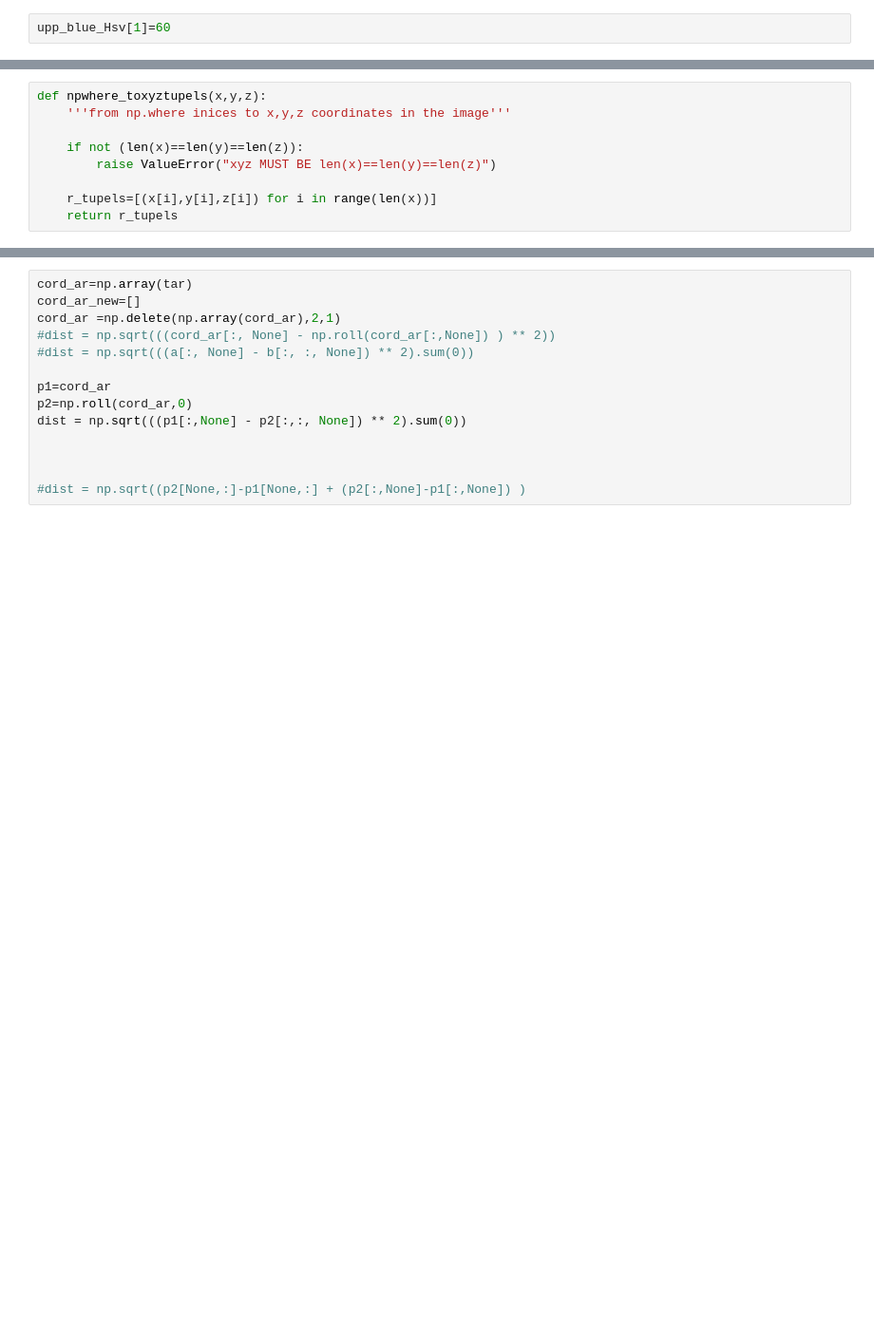
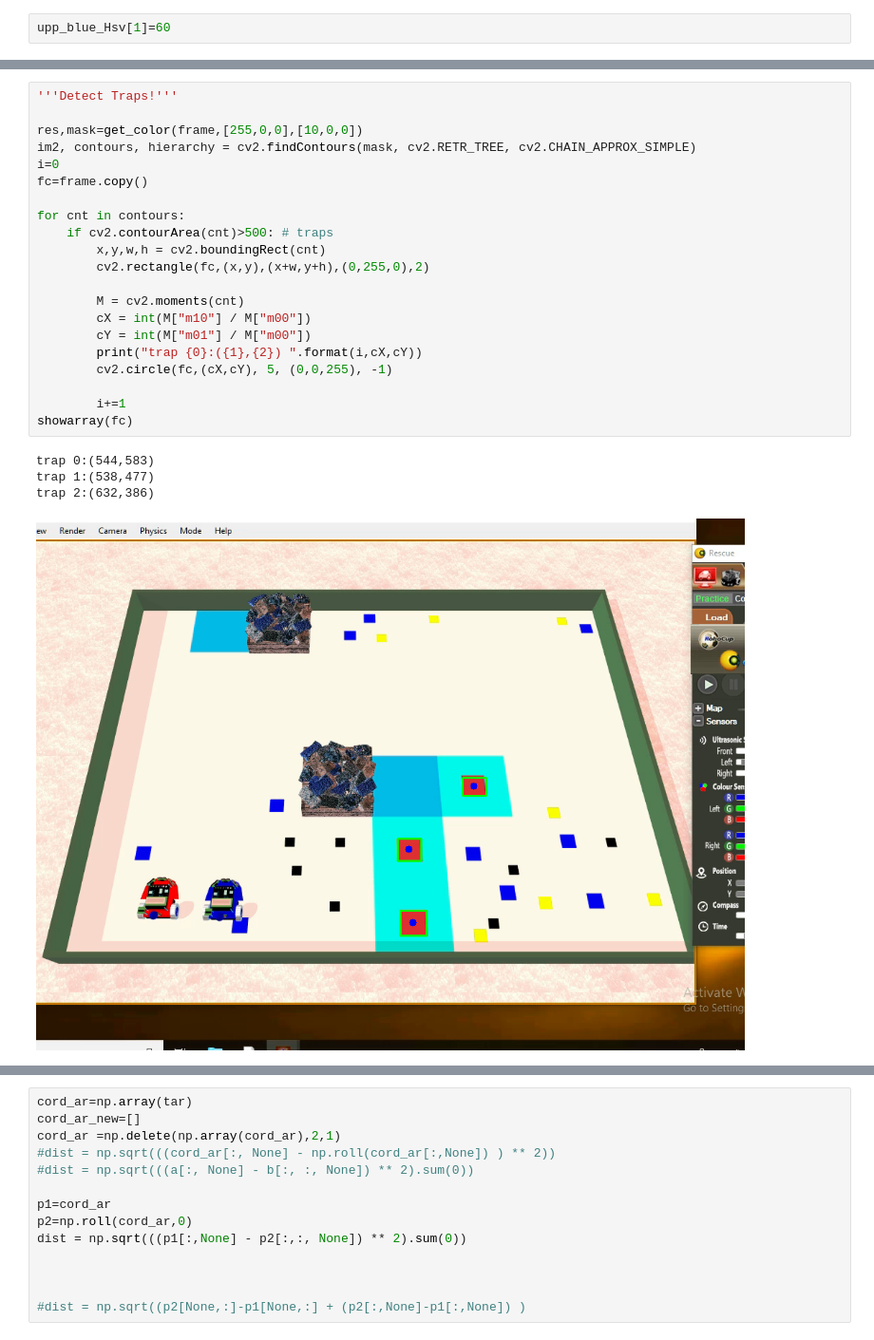
Before and after one commit to Mohamedemad4/erstling, a Jupyter notebook: object_markers/notebooks/playground.ipynb, the cells around one changed output, grey strips where cells are left out. Shown at 95% size. Cells and saved outputs as stored; diff of their text form; blank space fills up the shorter version.

```diff
--- a/object_markers/notebooks/playground.ipynb
+++ b/object_markers/notebooks/playground.ipynb
@@ -64,10 +71,27 @@ showarray(cv2.drawContours(fc, contours, -1, (255,0,0), 3))
-# %%
-def npwhere_toxyztupels(x,y,z):
-    '''from np.where inices to x,y,z coordinates in the image'''
-
-    if not (len(x)==len(y)==len(z)):
-        raise ValueError("xyz MUST BE len(x)==len(y)==len(z)")
-
-    r_tupels=[(x[i],y[i],z[i]) for i in range(len(x))]
-    return r_tupels
+# %%
+'''Detect Traps!'''
+
+res,mask=get_color(frame,[255,0,0],[10,0,0])
+im2, contours, hierarchy = cv2.findContours(mask, cv2.RETR_TREE, cv2.CHAIN_APPROX_SIMPLE)
+i=0
+fc=frame.copy()
+
+for cnt in contours:
+    if cv2.contourArea(cnt)>500: # traps
+        x,y,w,h = cv2.boundingRect(cnt)
+        cv2.rectangle(fc,(x,y),(x+w,y+h),(0,255,0),2)
+
+        M = cv2.moments(cnt)
+        cX = int(M["m10"] / M["m00"])
+        cY = int(M["m01"] / M["m00"])
+        print("trap {0}:({1},{2}) ".format(i,cX,cY))
+        cv2.circle(fc,(cX,cY), 5, (0,0,255), -1)
+
+        i+=1
+showarray(fc)
+# %% [output]
+trap 0:(544,583)
+trap 1:(538,477)
+trap 2:(632,386)
+[figure, added]
 # %%
```
Also changed, not shown: parts of 10 cells of this notebook, 1 other file.
